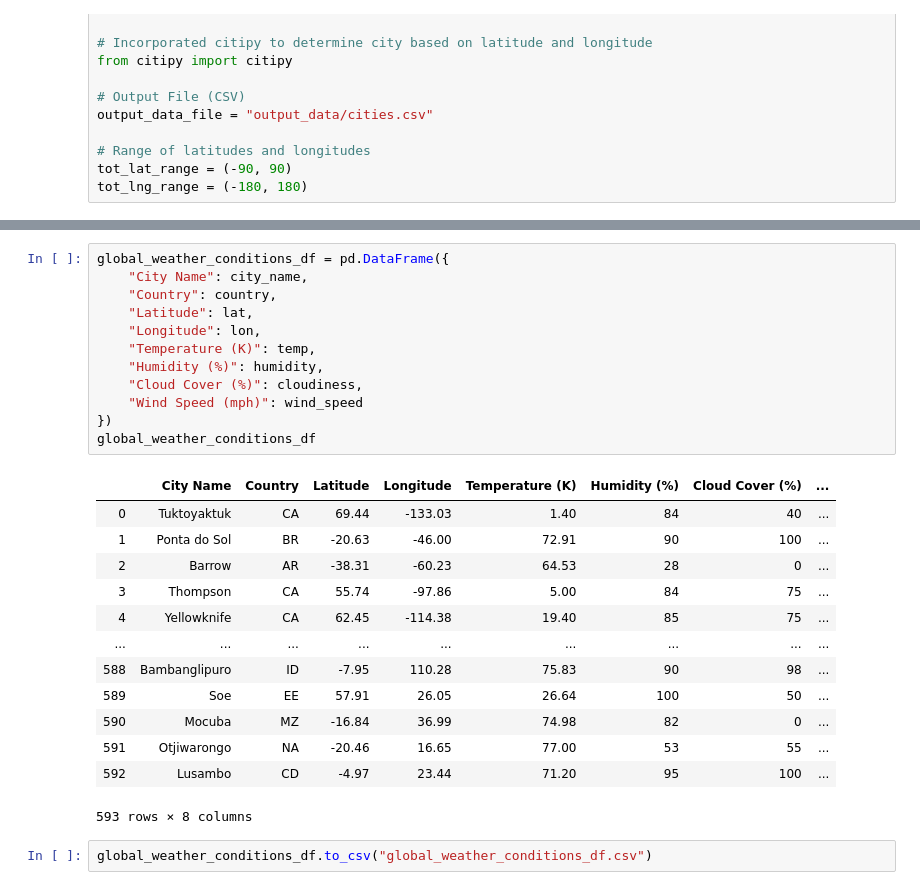
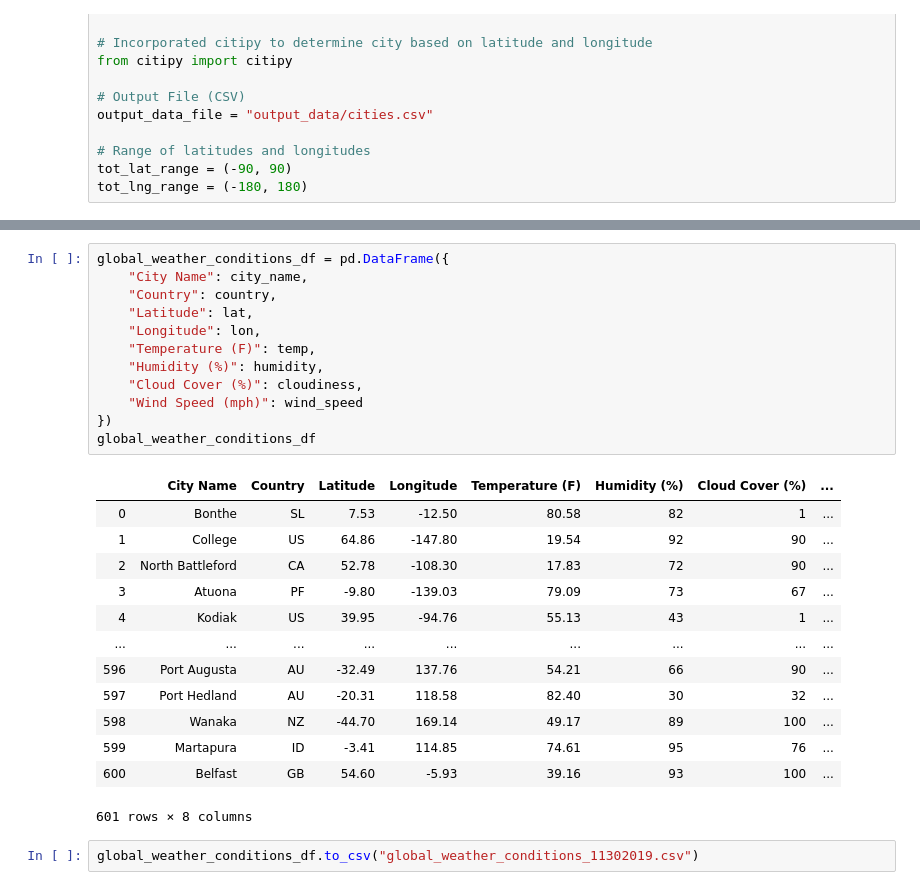
Before and after one commit to jjjjjeb/6_hw_python_api_challenge, a Jupyter notebook: WeatherPy/WeatherPy.ipynb, the cells around one changed output, grey strips where cells are left out. Saved outputs shown, nothing was run; the diff lists cells and outputs as text.

```diff
--- a/WeatherPy/WeatherPy.ipynb
+++ b/WeatherPy/WeatherPy.ipynb
@@ -232,28 +240,28 @@ plt.show()
 # %%
 global_weather_conditions_df = pd.DataFrame({
     "City Name": city_name,
     "Country": country,
     "Latitude": lat,
     "Longitude": lon,
-    "Temperature (K)": temp,
+    "Temperature (F)": temp,
     "Humidity (%)": humidity,
     "Cloud Cover (%)": cloudiness,
     "Wind Speed (mph)": wind_speed
 })
 global_weather_conditions_df
 # %% [output]
-|  | City Name | Country | Latitude | Longitude | Temperature (K) | Humidity (%) | Cloud Cover (%) | ... |
-| 0 | Tuktoyaktuk | CA | 69.44 | -133.03 | 1.40 | 84 | 40 | ... |
-| 1 | Ponta do Sol | BR | -20.63 | -46.00 | 72.91 | 90 | 100 | ... |
-| 2 | Barrow | AR | -38.31 | -60.23 | 64.53 | 28 | 0 | ... |
-| 3 | Thompson | CA | 55.74 | -97.86 | 5.00 | 84 | 75 | ... |
-| 4 | Yellowknife | CA | 62.45 | -114.38 | 19.40 | 85 | 75 | ... |
+|  | City Name | Country | Latitude | Longitude | Temperature (F) | Humidity (%) | Cloud Cover (%) | ... |
+| 0 | Bonthe | SL | 7.53 | -12.50 | 80.58 | 82 | 1 | ... |
+| 1 | College | US | 64.86 | -147.80 | 19.54 | 92 | 90 | ... |
+| 2 | North Battleford | CA | 52.78 | -108.30 | 17.83 | 72 | 90 | ... |
+| 3 | Atuona | PF | -9.80 | -139.03 | 79.09 | 73 | 67 | ... |
+| 4 | Kodiak | US | 39.95 | -94.76 | 55.13 | 43 | 1 | ... |
 | ... | ... | ... | ... | ... | ... | ... | ... | ... |
-| 588 | Bambanglipuro | ID | -7.95 | 110.28 | 75.83 | 90 | 98 | ... |
-| 589 | Soe | EE | 57.91 | 26.05 | 26.64 | 100 | 50 | ... |
-| 590 | Mocuba | MZ | -16.84 | 36.99 | 74.98 | 82 | 0 | ... |
-| 591 | Otjiwarongo | NA | -20.46 | 16.65 | 77.00 | 53 | 55 | ... |
-| 592 | Lusambo | CD | -4.97 | 23.44 | 71.20 | 95 | 100 | ... |
+| 596 | Port Augusta | AU | -32.49 | 137.76 | 54.21 | 66 | 90 | ... |
+| 597 | Port Hedland | AU | -20.31 | 118.58 | 82.40 | 30 | 32 | ... |
+| 598 | Wanaka | NZ | -44.70 | 169.14 | 49.17 | 89 | 100 | ... |
+| 599 | Martapura | ID | -3.41 | 114.85 | 74.61 | 95 | 76 | ... |
+| 600 | Belfast | GB | 54.60 | -5.93 | 39.16 | 93 | 100 | ... |
-593 rows × 8 columns
+601 rows × 8 columns
 # %%
-global_weather_conditions_df.to_csv("global_weather_conditions_df.csv")
+global_weather_conditions_df.to_csv("global_weather_conditions_11302019.csv")
```
Also changed, not shown: parts of 8 cells of this notebook, 7 other files.
